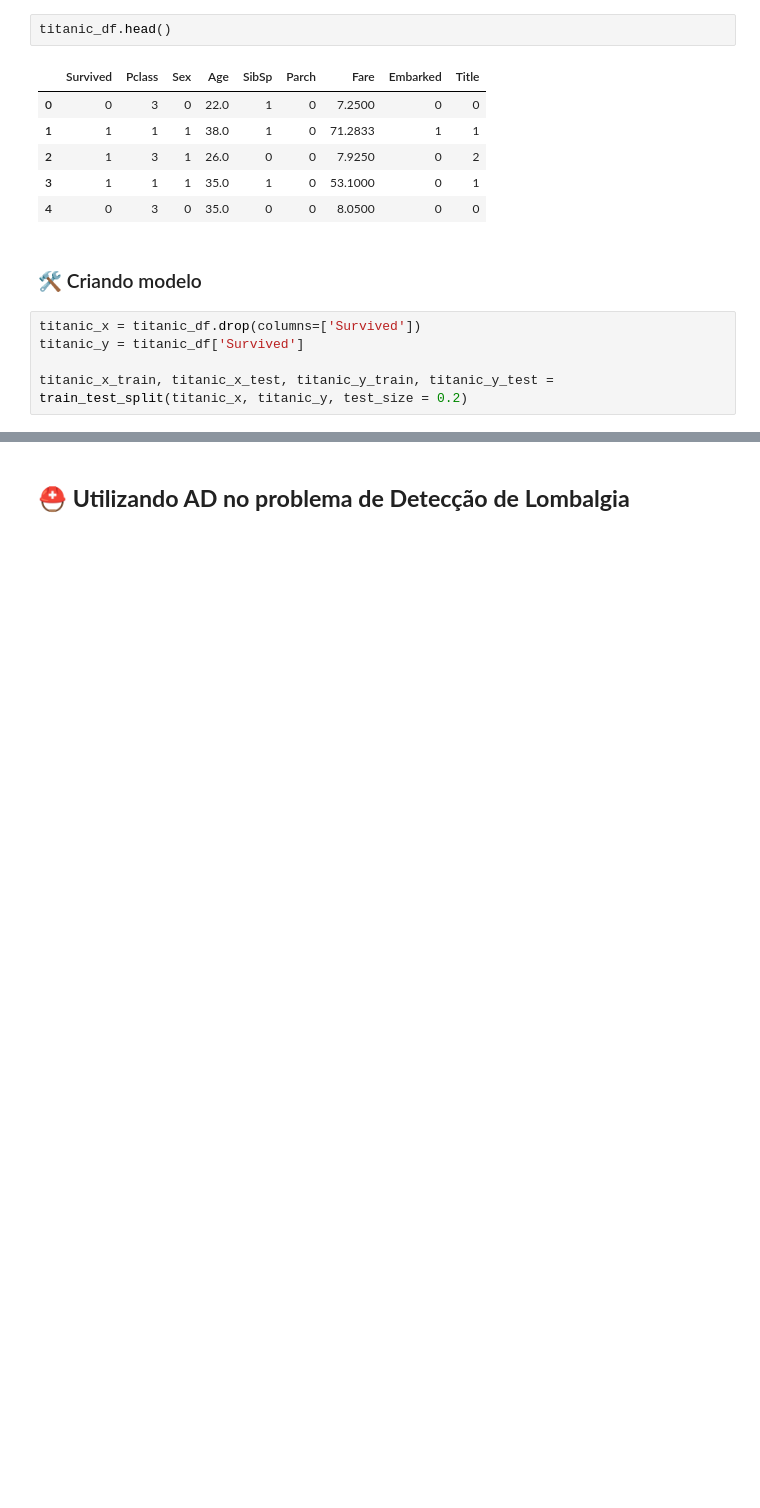
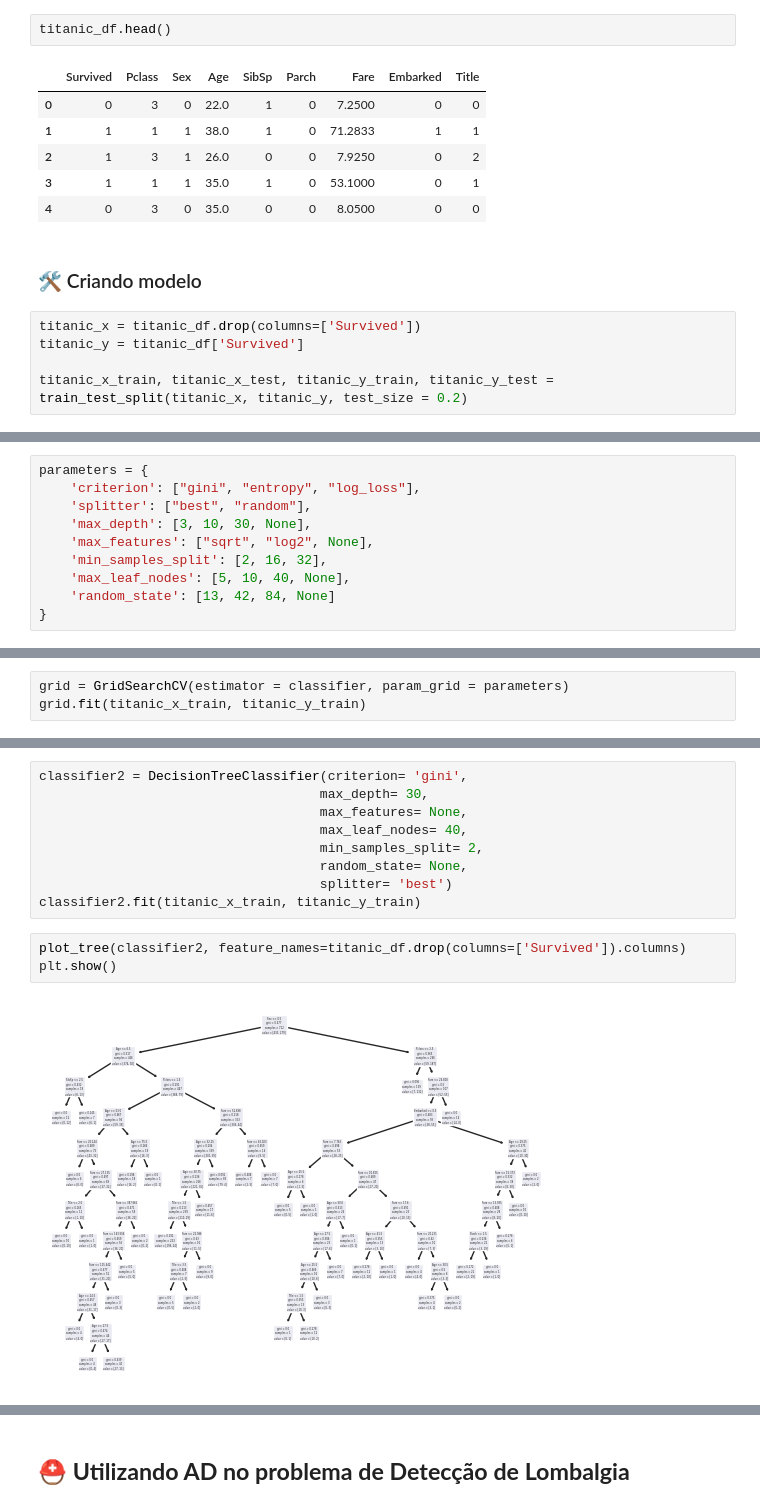
Before and after one commit to aliceoq/titanic-decision-tree, a Jupyter notebook: Mini_projeto_AD.ipynb, the cells around one changed output, grey strips where cells are left out. Saved outputs shown, nothing was run; the diff lists cells and outputs as text; blank space fills up the shorter version.

```diff
--- a/Mini_projeto_AD.ipynb
+++ b/Mini_projeto_AD.ipynb
@@ -394,0 +405,10 @@ plot_confusion_matrix(titanic_y_test, titanic_y_pred)
+# %%
+parameters = {
+    'criterion': ["gini", "entropy", "log_loss"],
+    'splitter': ["best", "random"],
+    'max_depth': [3, 10, 30, None],
+    'max_features': ["sqrt", "log2", None],
+    'min_samples_split': [2, 16, 32],
+    'max_leaf_nodes': [5, 10, 40, None],
+    'random_state': [13, 42, 84, None]
+}
@@ -394,0 +417,3 @@ plot_confusion_matrix(titanic_y_test, titanic_y_pred)
+# %%
+grid = GridSearchCV(estimator = classifier, param_grid = parameters)
+grid.fit(titanic_x_train, titanic_y_train)
@@ -394,0 +435,14 @@ plot_confusion_matrix(titanic_y_test, titanic_y_pred)
+# %%
+classifier2 = DecisionTreeClassifier(criterion= 'gini',
+                                    max_depth= 30,
+                                    max_features= None,
+                                    max_leaf_nodes= 40,
+                                    min_samples_split= 2,
+                                    random_state= None,
+                                    splitter= 'best')
+classifier2.fit(titanic_x_train, titanic_y_train)
+# %%
+plot_tree(classifier2, feature_names=titanic_df.drop(columns=['Survived']).columns)
+plt.show()
+# %% [output]
+[figure, added]
```
Also changed, not shown: parts of 43 cells of this notebook, 1 other file.
